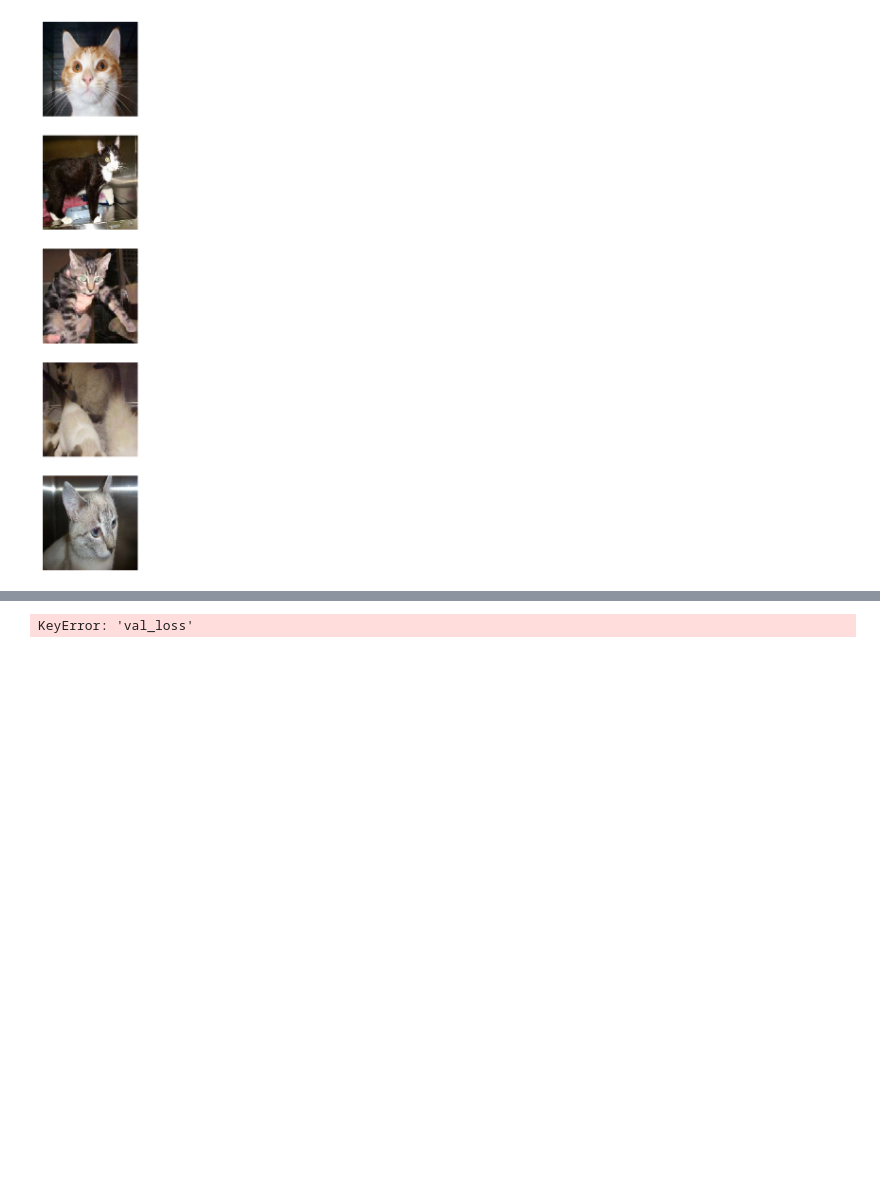
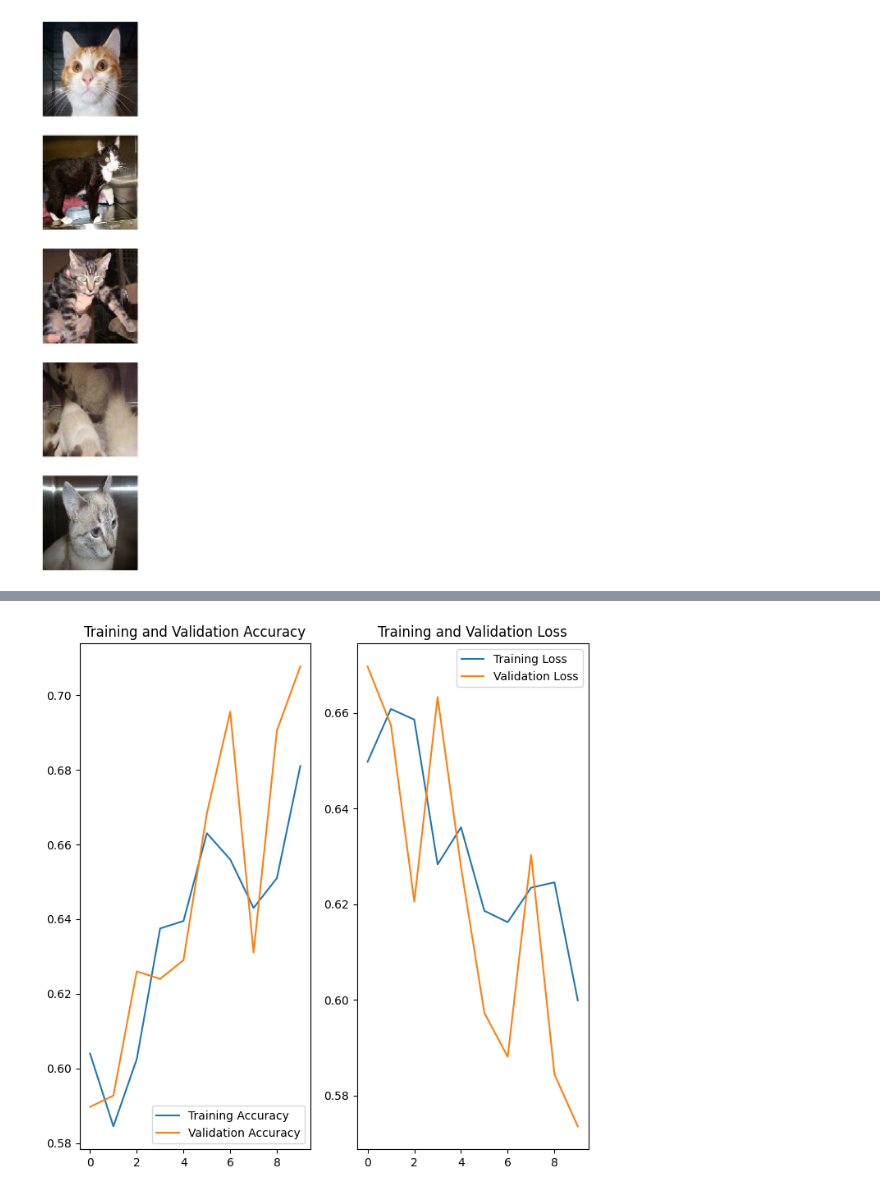
Before and after one commit to Yashmitha22/ML_projects, a Jupyter notebook: fcc_cat_dog.ipynb, the cells around one changed output, grey strips where cells are left out. Drawn from its saved outputs; the diff is of its cells as text; code cells hidden in the pictures; blank space fills up the shorter version.

```diff
--- a/fcc_cat_dog.ipynb
+++ b/fcc_cat_dog.ipynb
@@ -209,9 +209,13 @@ Model: "sequential"
 # 8
 
 EPOCHS = 10
+
 history = model.fit(
     x=train_data_gen,
+    steps_per_epoch=total_train // BATCH_SIZE,
     epochs=EPOCHS,
+    validation_data=val_data_gen,
+    validation_steps=total_val // BATCH_SIZE
 )
 # %% [output]
 Epoch 1/10
@@ -237,23 +242,25 @@ Epoch 10/10
 # %%
 # 9
 acc = history.history['accuracy']
+val_acc = history.history['val_accuracy']
 
 loss = history.history['loss']
+val_loss = history.history['val_loss']
 
-epochs_range = range(epochs)
+epochs_range = range(EPOCHS)
 
 plt.figure(figsize=(8, 8))
 plt.subplot(1, 2, 1)
 plt.plot(epochs_range, acc, label='Training Accuracy')
 plt.plot(epochs_range, val_acc, label='Validation Accuracy')
 plt.legend(loc='lower right')
 plt.title('Training and Validation Accuracy')
 
 plt.subplot(1, 2, 2)
 plt.plot(epochs_range, loss, label='Training Loss')
 plt.plot(epochs_range, val_loss, label='Validation Loss')
 plt.legend(loc='upper right')
 plt.title('Training and Validation Loss')
 plt.show()
 # %% [output]
-KeyError: 'val_loss'
+[figure, added]
```
Also changed, not shown: parts of 8 cells of this notebook.
